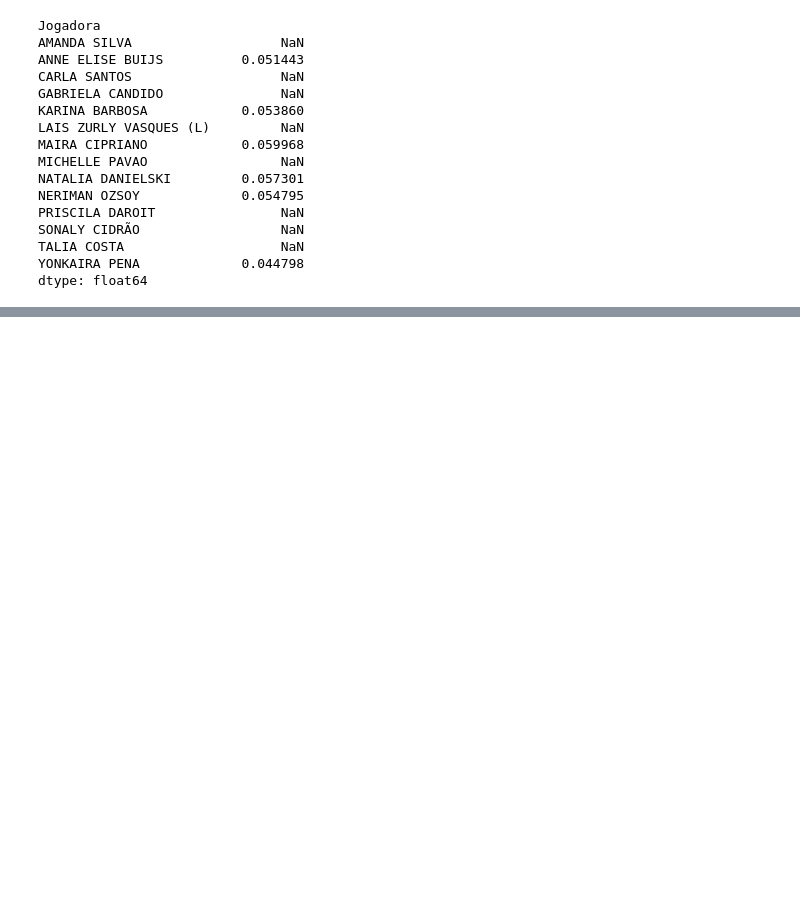
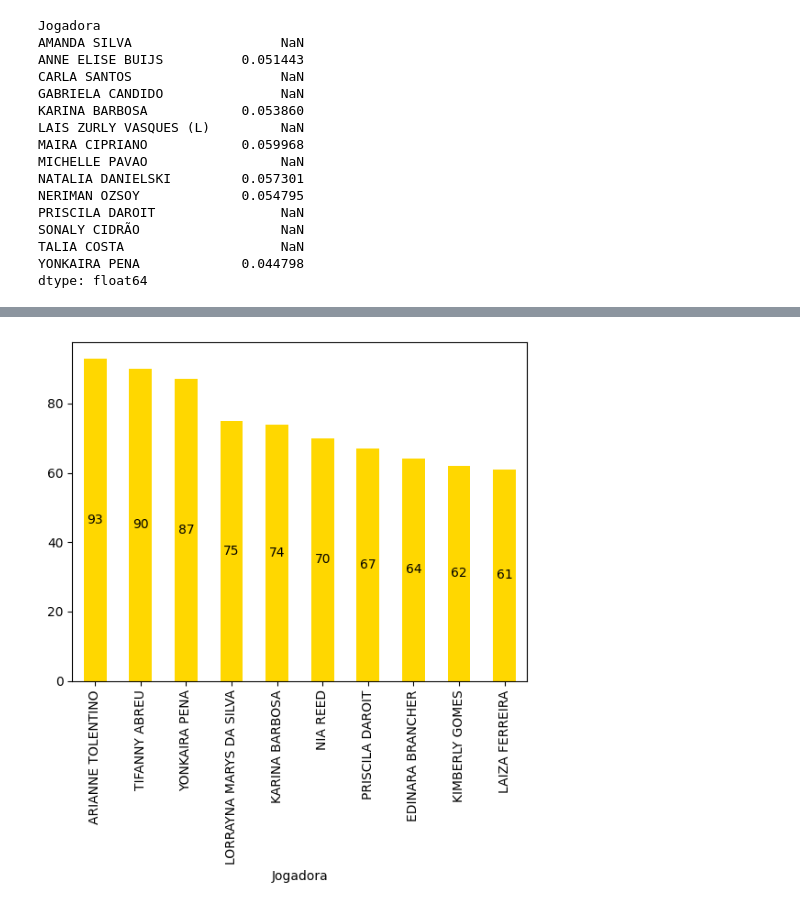
Before and after one commit to geannypthiesen/Mentoria, a Jupyter notebook: DataUnderstanding.ipynb, the cells around one changed output, grey strips where cells are left out. Cells and saved outputs as stored; diff of their text form; code cells hidden in the pictures; blank space fills up the shorter version.

```diff
--- a/DataUnderstanding.ipynb
+++ b/DataUnderstanding.ipynb
@@ -268,0 +289,16 @@ ataque_time.plot(x = "Time" , y= "ataque_time" , kind="bar", color="gold")
+# %%
+ataque_jogadora_erro = df.groupby('Jogadora')['Ataque Err'].sum()
+iataque_jogadora_erro = ataque_jogadora_erro.argsort
+iataque_jogadora_erro= ataque_jogadora_erro.argsort(ataque_jogadora_erro)[::-1].head(10)
+ataque_jogadora_erro= ataque_jogadora_erro[iataque_jogadora_erro]
+ataque_jogadora_erro
+ax = ataque_jogadora_erro.plot(x = "Time" , y= "ataque_time" , kind="bar", color="gold")
+
+
+
+for i in ax.containers:
+    ax.bar_label(i, label_type='center')
+
+plt.show()
+# %% [output]
+[figure, added]
```
Also changed, not shown: parts of 3 cells of this notebook.
